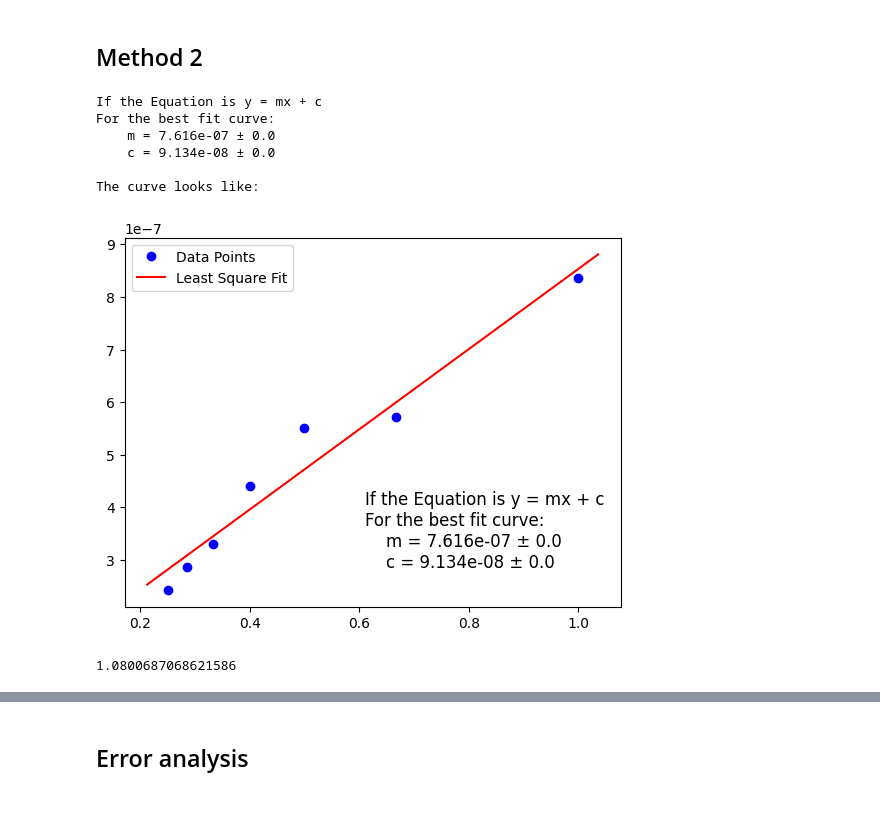
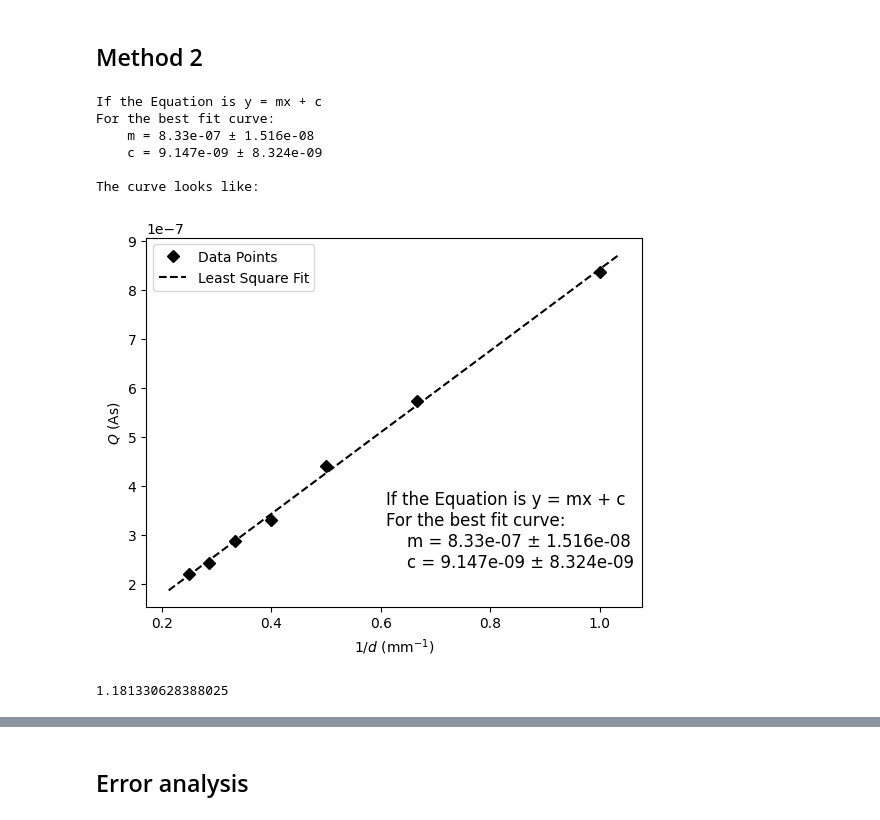
Before and after one commit to gayatri-p/lab-reports, a Jupyter notebook: general physics/4. dielectric constant/analysis.ipynb, the cells around one changed output, grey strips where cells are left out. Drawn from its saved outputs; the diff is of its cells as text; code cells hidden in the pictures.

```diff
--- a/general physics/4. dielectric constant/analysis.ipynb
+++ b/general physics/4. dielectric constant/analysis.ipynb
@@ -4,7 +4,7 @@ from scipy.optimize import curve_fit
 import numpy as np
 from tabulate import tabulate
 # %%
-def plotting_function(xs, ys, popt, pcov, xlabel='', ylabel='', plot_shape='bo', round_to=4):
+def plotting_function(xs, ys, popt, pcov, xlabel='', ylabel='', plot_shape='kD', round_to=4):
     text = "If the Equation is y = mx + c\nFor the best fit curve:\n"
     text += f"    m = {format(popt[0], '.4g')} ± {format(pcov[0][0]**0.5, '.4g')}\n"
     text += f"    c = {format(popt[1], '.4g')} ± {format(pcov[1][1]**0.5, '.4g')}\n"
@@ -17,11 +17,7 @@ def plotting_function(xs, ys, popt, pcov, xlabel='', ylabel='', plot_shape='bo',
     xFit = np.arange(min(xs)-factor, max(xs)+factor, 1e-3)
 
     plt.plot(xs, ys, plot_shape)
-    plt.plot(xFit, straight_line(xFit, popt[0], popt[1]), 'r')
-
-    # error lines
-    # plt.plot(xFit, func(xFit, popt[0]+((pcov[0][0])**0.5), popt[1]+((pcov[1][1])**0.5)), "b--") # "b--" means blue dashed lines                          ^                            ^
-    # plt.plot(xFit, func(xFit, popt[0]-((pcov[0][0])**0.5), popt[1]-((pcov[1][1])**0.5)), "b--")
+    plt.plot(xFit, straight_line(xFit, popt[0], popt[1]), '--k')
 
     plt.legend(["Data Points", "Least Square Fit", "Error Boundaries"])
     plt.ylabel(ylabel)
@@ -63,22 +76,22 @@ e_air_1
 ## Method 2
 # %%
 ds_inv = 1/np.arange(1, 4.1, 0.5)
-vo_ = np.array([3.8, 2.6, 2.5, 2, 1.5, 1.3, 1.1])
+vo_ = np.array([3.8, 2.6, 2, 1.5, 1.3, 1.1, 1.])
 q_ = Cref*vo_
 
 method_2 = curve_fit(straight_line, ds_inv, q_)
-plotting_function(ds_inv, q_, method_2[0], method_2[1])
+plotting_function(ds_inv, q_, method_2[0], method_2[1], '$1/d$ (mm$^{-1}$)', '$Q$ (As)')
 # %% [output]
 If the Equation is y = mx + c
 For the best fit curve:
-    m = 7.616e-07 ± 0.0
-    c = 9.134e-08 ± 0.0
+    m = 8.33e-07 ± 1.516e-08
+    c = 9.147e-09 ± 8.324e-09
 
 The curve looks like:
-[figure, old version]
+[figure, new version]
 # %%
 uc_2 = 1500
 e_air_2 = (method_2[0][0]*0.001)/(epsilon_o*A*uc_2)
 e_air_2
 # %% [output]
-1.0800687068621586
+1.181330628388025
```
Also changed, not shown: parts of 14 cells of this notebook, 17 other files.
